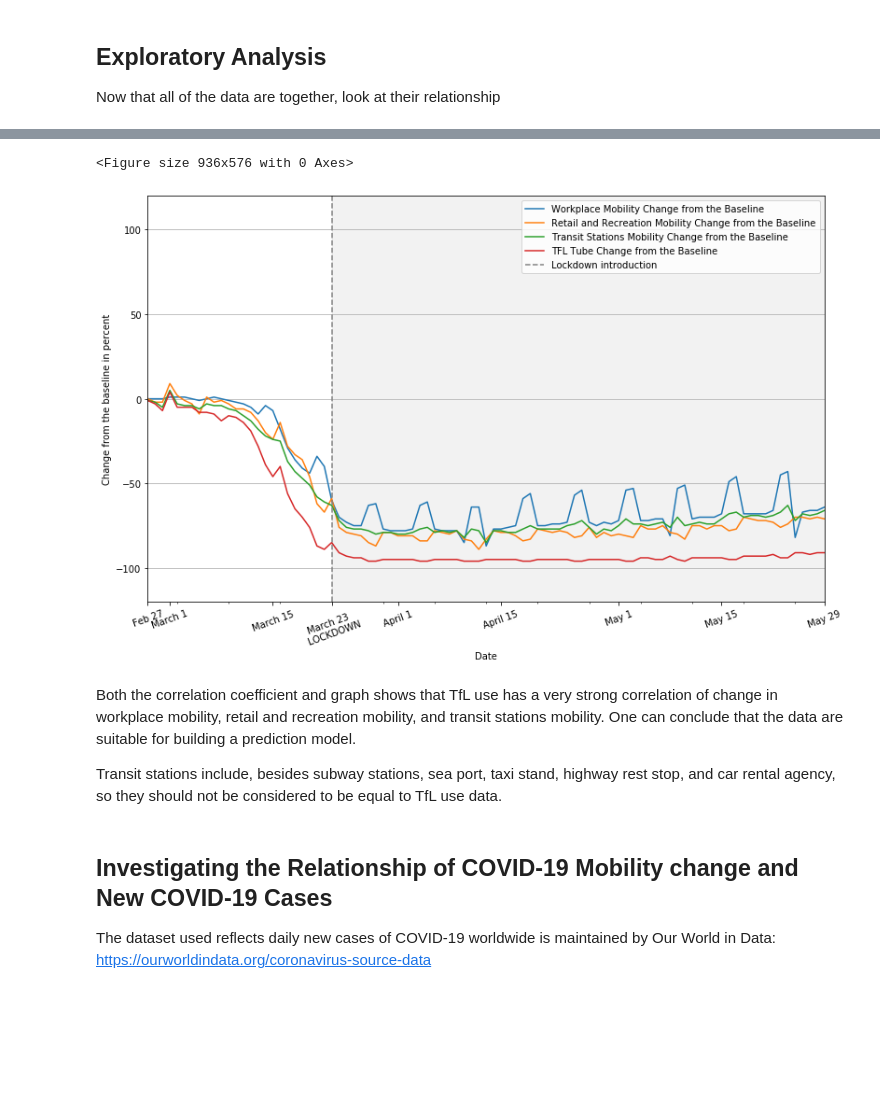
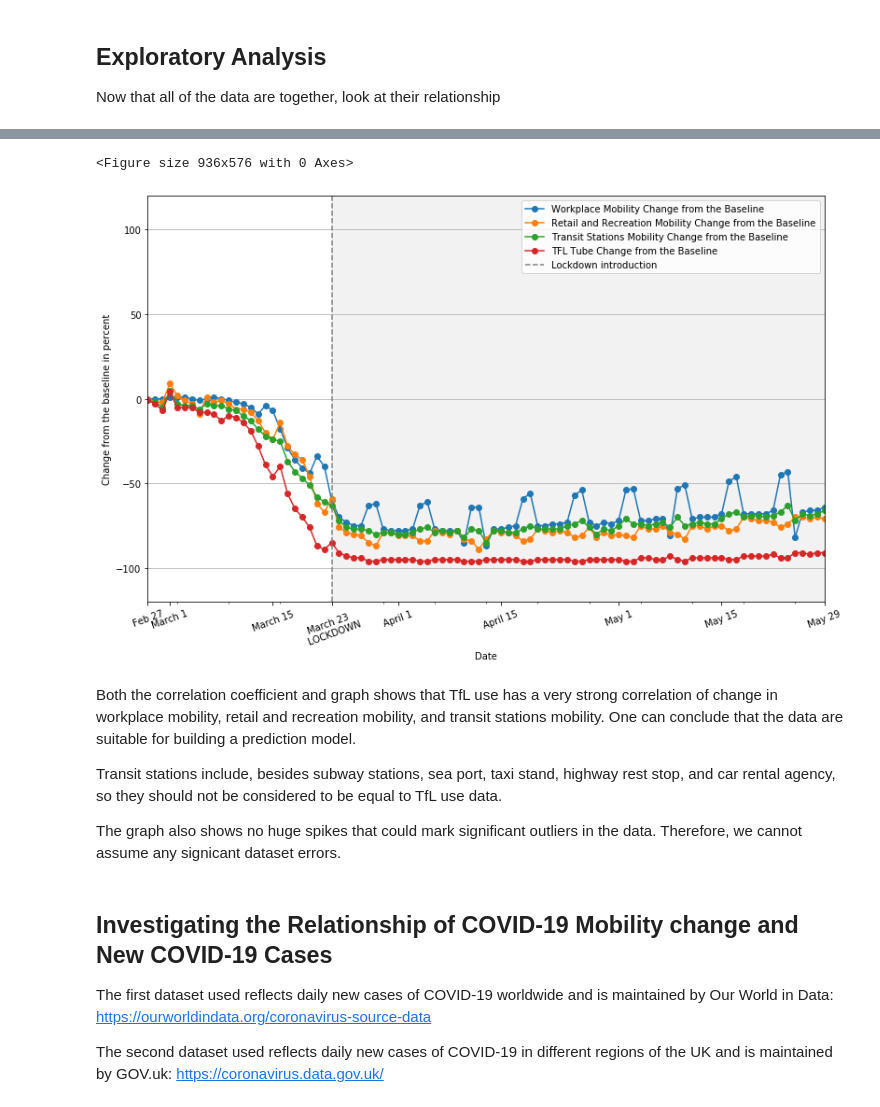
Before and after one commit to IuliiaZaitova/COVID_Prediction_London_National_Transport_Use, a Jupyter notebook: UK_transport.ipynb, the cells around one changed output, grey strips where cells are left out. Cells and saved outputs as stored; diff of their text form; code cells hidden in the pictures; blank space fills up the shorter version.

```diff
--- a/UK_transport.ipynb
+++ b/UK_transport.ipynb
@@ -187,31 +204,36 @@ df_uk.corr()
 # %%
 # plot the data on one graph
 plt.figure(figsize = (13, 8))
-ax = df_uk.plot(figsize = (13, 8), x='Date', y='workplaces_percent_change_from_baseline', label = 'Workplace Mobility Change from the Baseline')
-df_uk.plot(x='Date', y='retail_and_recreation_percent_change_from_baseline', label = 'Retail and Recreation Mobility Change from the Baseline', ax=ax)
-df_uk.plot(x='Date', y='transit_stations_percent_change_from_baseline', label = 'Transit Stations Mobility Change from the Baseline', ax=ax)
+ax = df_uk.plot(figsize = (13, 8), x='Date', y='workplaces_percent_change_from_baseline', label = 'Workplace Mobility Change from the Baseline', marker = 'o')
+df_uk.plot(x='Date', y='retail_and_recreation_percent_change_from_baseline', label = 'Retail and Recreation Mobility Change from the Baseline', ax=ax, marker = 'o')
+df_uk.plot(x='Date', y='transit_stations_percent_change_from_baseline', label = 'Transit Stations Mobility Change from the Baseline', ax=ax, marker = 'o')
 
-df_uk.plot(x='Date', y='Tfl Tube use change percentage', label = 'TFL Tube Change from the Baseline', ax=ax)
+df_uk.plot(x='Date', y='Tfl Tube use change percentage', label = 'TFL Tube Change from the Baseline', ax=ax, marker = 'o')
 plt.axvline(x='2020-03-23', color='gray', linestyle='--', label = 'Lockdown introduction')
 ax.axvspan('2020-03-23', '2020-05-29', alpha=0.1, color='gray')
 ax.set_ylabel('Change from the baseline in percent')
 ax.set_xlabel('Date')
 plt.xticks(['2020-02-27', '2020-03-01', '2020-03-15', '2020-03-23', '2020-04-01', '2020-04-15', '2020-05-01', '2020-05-15', '2020-05-29'], ['Feb 27', 'March 1', 'March 15', 'March 23 \n LOCKDOWN', 'April 1', 'April 15', 'May 1', 'May 15', 'May 29'],rotation=20)
 plt.ylim(-120, 120)
 plt.grid(axis='y')
 plt.legend()
 plt.show()
 # %% [output]
 <Figure size 936x576 with 0 Axes>
-[figure, old version]
+[figure, new version]
 # %% [markdown]
 Both the correlation coefficient and graph shows that TfL use has a very strong correlation of change in workplace mobility, retail and recreation mobility, and transit stations mobility. One can conclude that the data are suitable for building a prediction model.
 
 Transit stations include, besides subway stations, sea port, taxi stand, highway rest stop, and car rental agency, so they should not be considered to be equal to TfL use data.
+
+The graph also shows no huge spikes that could mark significant outliers in the data. Therefore, we cannot assume any signicant dataset errors.
 # %% [markdown]
 ## Investigating the Relationship of COVID-19 Mobility change and New COVID-19 Cases
-The dataset used reflects daily new cases of COVID-19 worldwide is maintained by Our World in Data:
+The first dataset used reflects daily new cases of COVID-19 worldwide and is maintained by Our World in Data:
 https://ourworldindata.org/coronavirus-source-data
+
+The second dataset used reflects daily new cases of COVID-19 in different regions of the UK and is maintained by GOV.uk:
+https://coronavirus.data.gov.uk/
 # %%
 # import the new cases data
 path_new_cases = 'data/New_Cases.csv'
```
Also changed, not shown: parts of 25 cells of this notebook, 1 other file.
